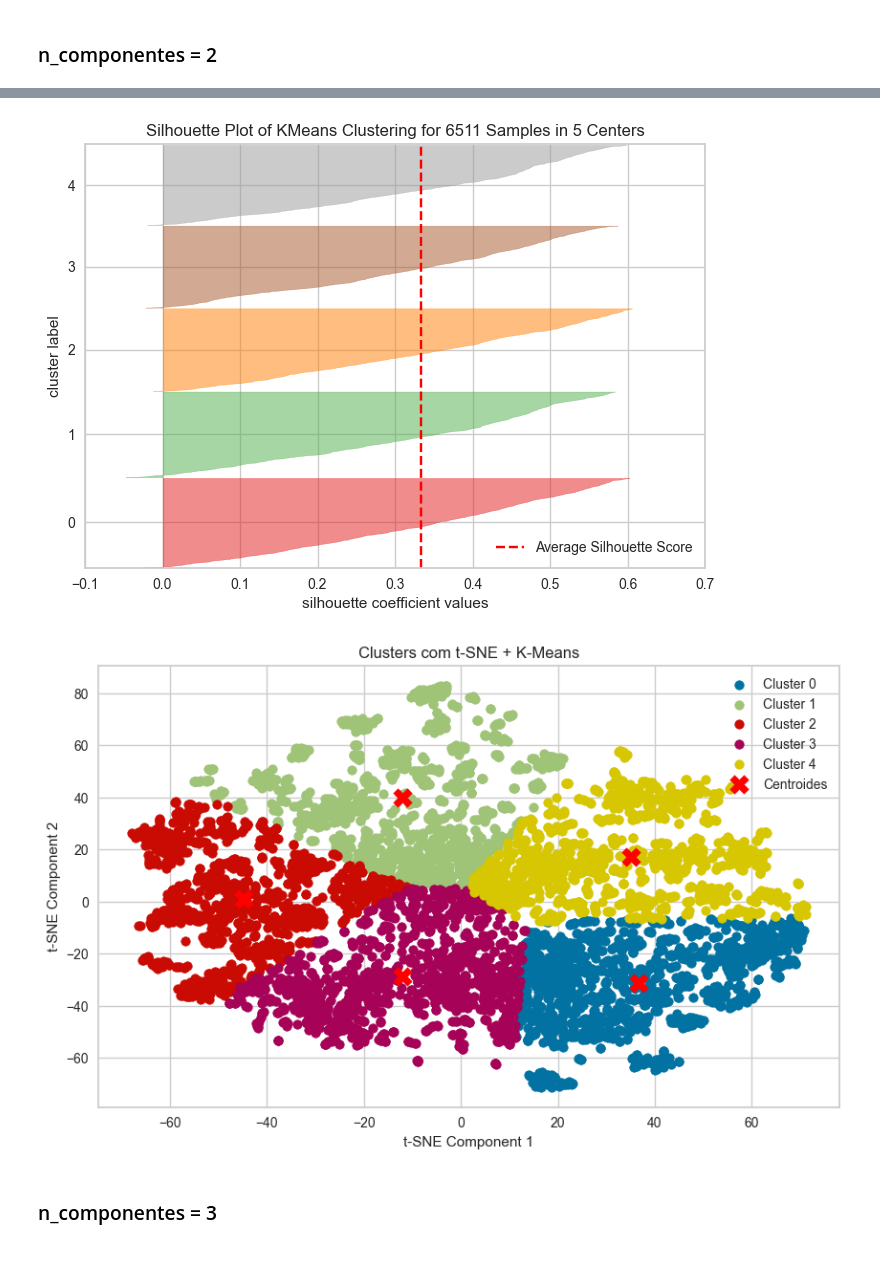
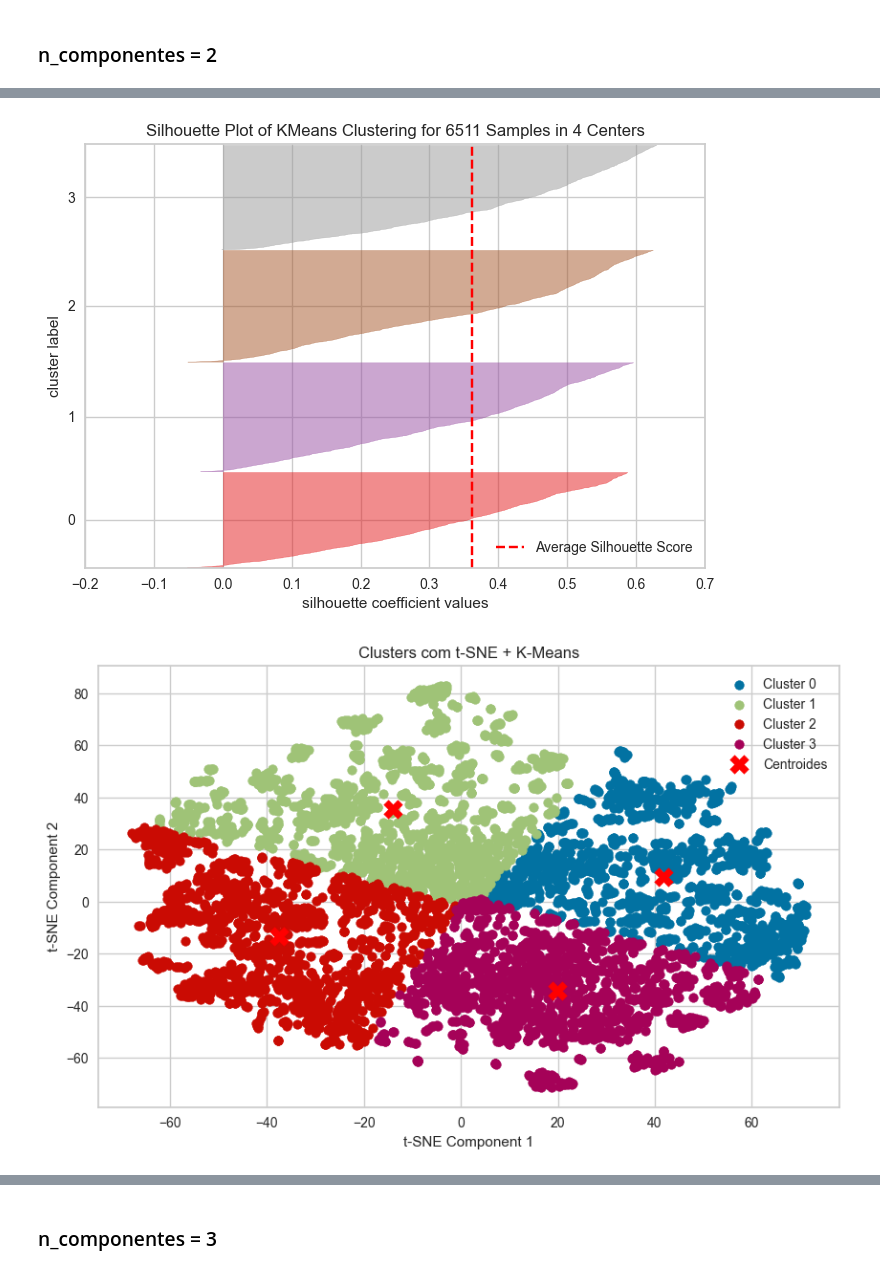
Before and after one commit to Thamires-Lopes/agrupamento-tcc, a Jupyter notebook: agrupamento_novo/reducao_dimensionalidade/t-sne_analise.ipynb, the cells around one changed output, grey strips where cells are left out. Saved outputs shown, nothing was run; the diff lists cells and outputs as text; code cells hidden in the pictures.

```diff
--- a/agrupamento_novo/reducao_dimensionalidade/t-sne_analise.ipynb
+++ b/agrupamento_novo/reducao_dimensionalidade/t-sne_analise.ipynb
@@ -80,3 +92,9 @@ def visualizar_clusters(kmeans, data, n_clusters):
+# %%
+def plotar_resultados_k_means(k_inicial, k_final, data):
+    for i in range (k_inicial, k_final + 1):
+        kmeans = aplicar_k_means(data, i)
+        visualizar_silhueta_k_means(kmeans, data)
+        visualizar_clusters(kmeans, data, i)
 # %% [markdown]
 ### n_componentes = 2
 # %%
@@ -88,2 +110,6 @@ data = reduzir_dimensionalidade_t_sne(2, 40, barnes_hut)
 # %%
-kmeans = aplicar_k_means(data, 5)
+#De acordo com o gráfico anterior, plotar silhueta com K's de 4 a 8
+plotar_resultados_k_means(4, 8, data_n_2)
+# %% [output]
+[figure, added]
+[figure, added]
@@ -90,11 +124,3 @@ kmeans = aplicar_k_means(data, 5)
-# %%
-visualizar_silhueta_k_means(kmeans, data)
-# %% [output]
-[figure, removed]
-# %%
-visualizar_clusters(kmeans, data, 5)
-# %% [output]
-[figure, removed]
 # %% [markdown]
 ### n_componentes = 3
 # %%
```
Also changed, not shown: parts of 12 cells of this notebook.
